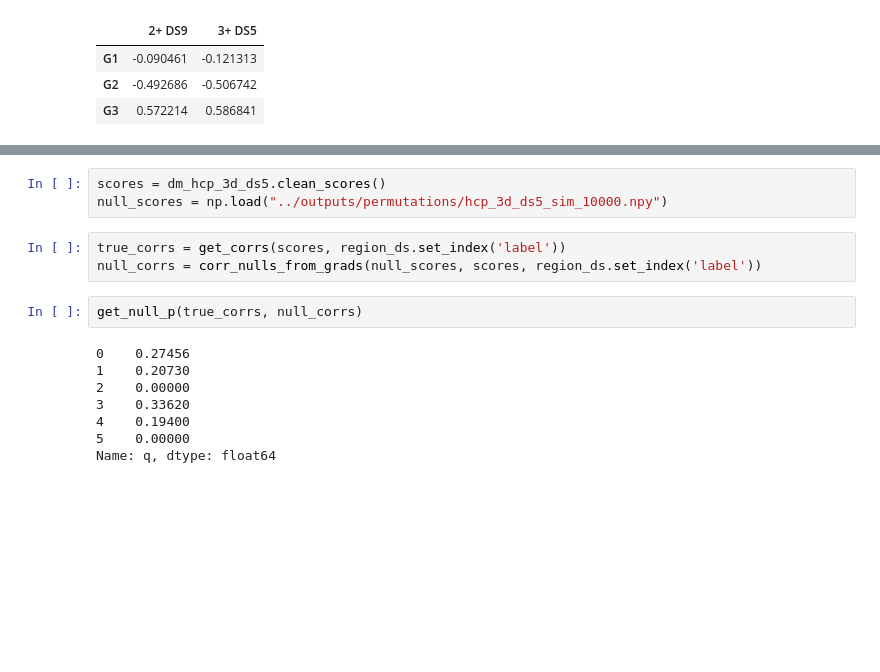
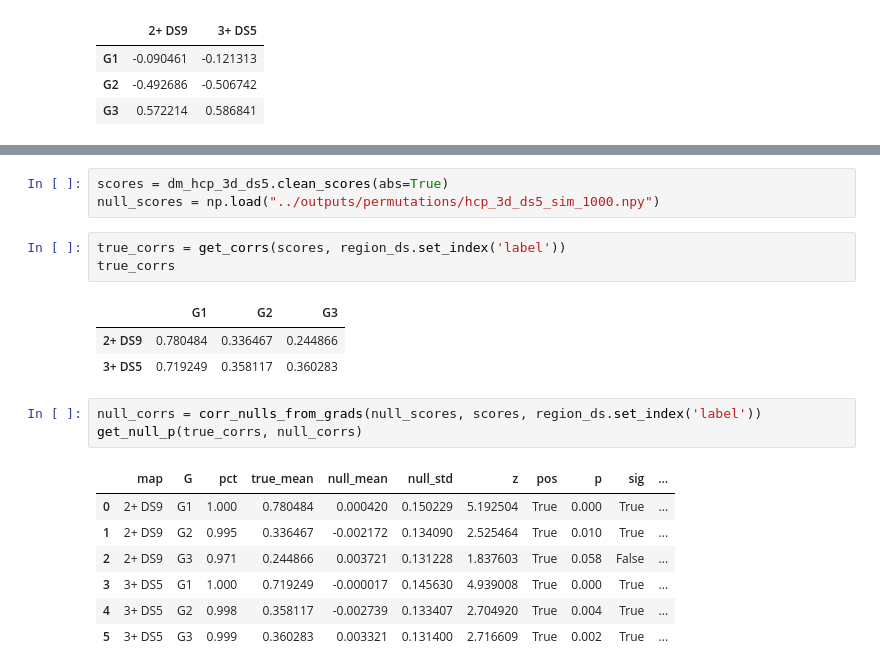
Before and after one commit to richardajdear/AHBA_gradients, a Jupyter notebook: notebooks/region_DS.ipynb, the cells around one changed output, grey strips where cells are left out. Cells and saved outputs as stored; diff of their text form; blank space fills up the shorter version.

```diff
--- a/notebooks/region_DS.ipynb
+++ b/notebooks/region_DS.ipynb
@@ -195,16 +205,21 @@ WARNING: R[write to console]: `geom_smooth()` using formula = 'y ~ x'
 # %%
-scores = dm_hcp_3d_ds5.clean_scores()
-null_scores = np.load("../outputs/permutations/hcp_3d_ds5_sim_10000.npy")
+scores = dm_hcp_3d_ds5.clean_scores(abs=True)
+null_scores = np.load("../outputs/permutations/hcp_3d_ds5_sim_1000.npy")
 # %%
 true_corrs = get_corrs(scores, region_ds.set_index('label'))
-null_corrs = corr_nulls_from_grads(null_scores, scores, region_ds.set_index('label'))
+true_corrs
+# %% [output]
+|  | G1 | G2 | G3 |
+| 2+ DS9 | 0.780484 | 0.336467 | 0.244866 |
+| 3+ DS5 | 0.719249 | 0.358117 | 0.360283 |
 # %%
+null_corrs = corr_nulls_from_grads(null_scores, scores, region_ds.set_index('label'))
 get_null_p(true_corrs, null_corrs)
 # %% [output]
-0    0.27456
-1    0.20730
-2    0.00000
-3    0.33620
-4    0.19400
-5    0.00000
-Name: q, dtype: float64
+|  | map | G | pct | true_mean | null_mean | null_std | z | pos | p | sig | ... |
+| 0 | 2+ DS9 | G1 | 1.000 | 0.780484 | 0.000420 | 0.150229 | 5.192504 | True | 0.000 | True | ... |
+| 1 | 2+ DS9 | G2 | 0.995 | 0.336467 | -0.002172 | 0.134090 | 2.525464 | True | 0.010 | True | ... |
+| 2 | 2+ DS9 | G3 | 0.971 | 0.244866 | 0.003721 | 0.131228 | 1.837603 | True | 0.058 | False | ... |
+| 3 | 3+ DS5 | G1 | 1.000 | 0.719249 | -0.000017 | 0.145630 | 4.939008 | True | 0.000 | True | ... |
+| 4 | 3+ DS5 | G2 | 0.998 | 0.358117 | -0.002739 | 0.133407 | 2.704920 | True | 0.004 | True | ... |
+| 5 | 3+ DS5 | G3 | 0.999 | 0.360283 | 0.003321 | 0.131400 | 2.716609 | True | 0.002 | True | ... |
```
Also changed, not shown: parts of 3 cells of this notebook, 12 other files.
